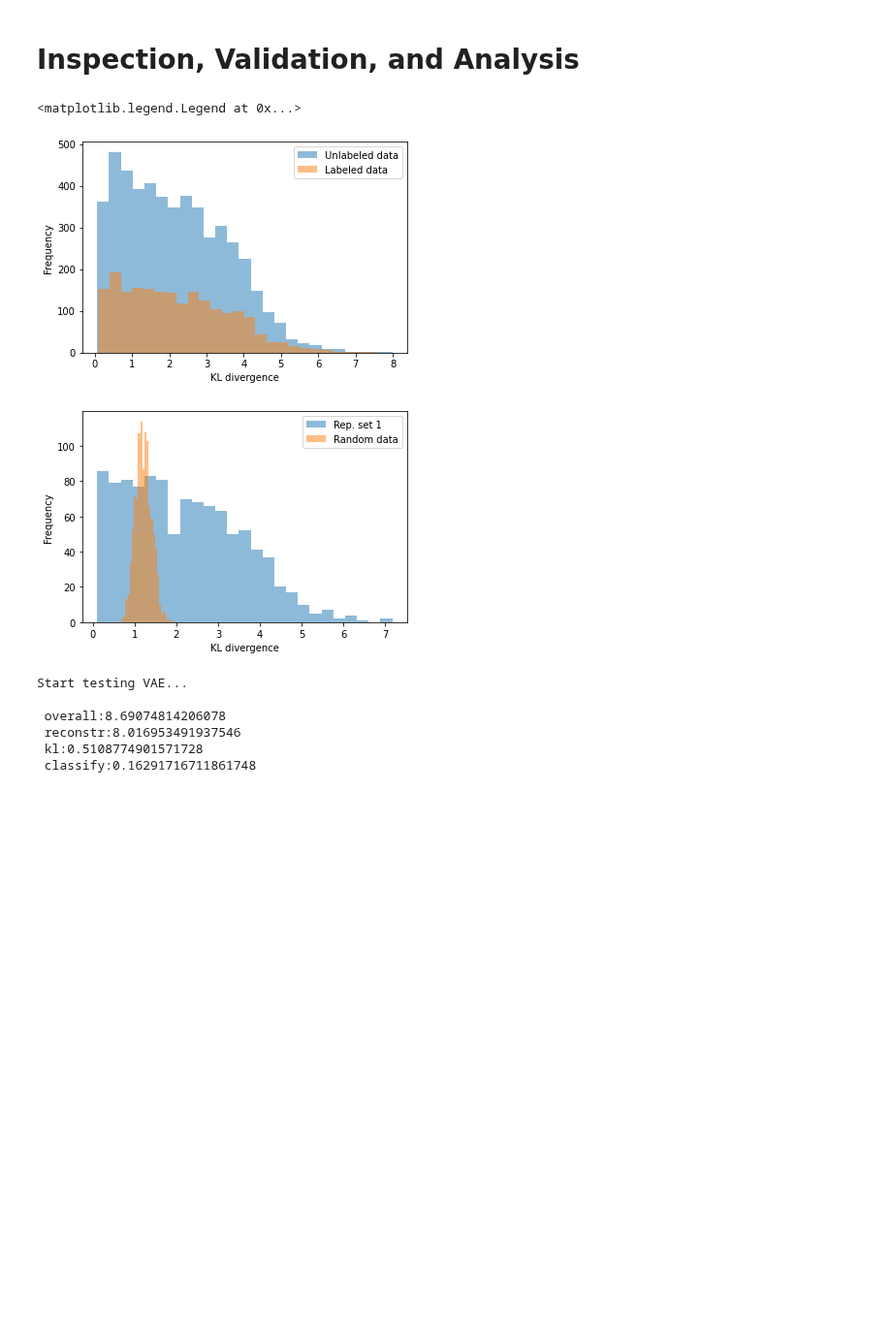
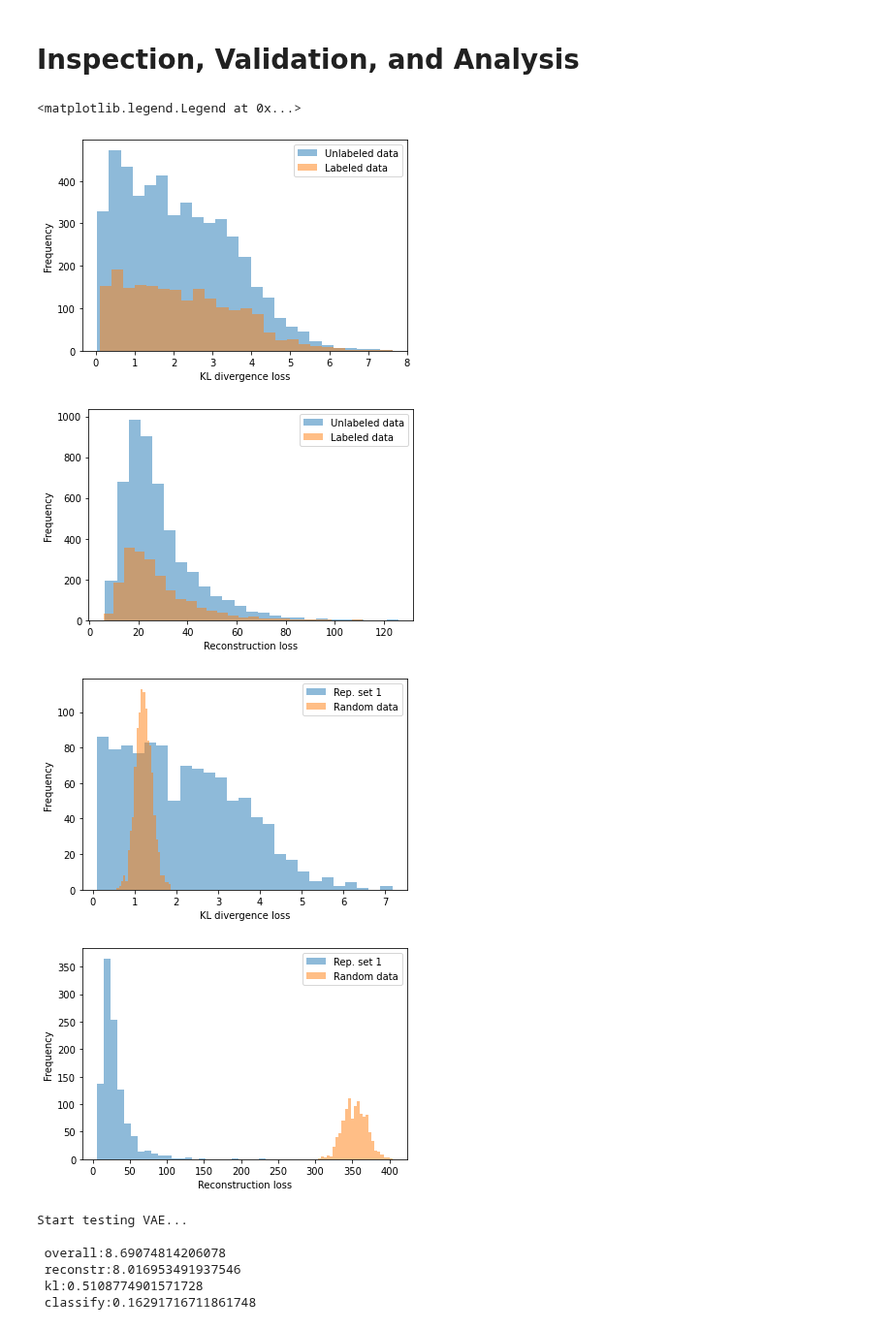
Before and after one commit to mandjevant/tue-deeplearning, a Jupyter notebook: assignments/assignment_4/a4.0_skeleton_final_peter.ipynb, the cells around one changed output. Shown at 97% size. Saved outputs shown, nothing was run; the diff lists cells and outputs as text; code cells hidden in the pictures; blank space fills up the shorter version.

Commit message:
also plot reconstruction loss

```diff
--- a/assignments/assignment_4/a4.0_skeleton_final_peter.ipynb
+++ b/assignments/assignment_4/a4.0_skeleton_final_peter.ipynb
@@ -443,40 +443,52 @@ torch.Size([10, 1024])
 # %%
 # Inspect, validate, and analyse your trained model
 # 1. histogram of kl divergence values on the training sets
 # 2. kl divergence on a random image
 
-def kl_histogram(ds, model, lim=5000):
+def loss_histogram(ds, model, lim=5000, kl_or_reconstr='kl'):
     '''
     Show a histogram of kl divergence loss component for all values of dl
     '''
-    kl_loss_values = []
+    loss_values = []
     for x in DataLoader(ds, batch_size=1, shuffle=True):
         if len(x) == 2:
             # in case it comes with labels, remove the labels
             x = x[0]
         with torch.no_grad():
             x_reconstr, mu, log_sigma, _ = model(x)
-            _, _, kl_loss, _ = loss_function(x, x_reconstr, mu, log_sigma)
-            kl_loss_values.append(kl_loss)
-            if len(kl_loss_values) >= lim:
+            _, reconstr_loss, kl_loss, _ = loss_function(x, x_reconstr, mu, log_sigma)
+            loss_values.append(kl_loss if kl_or_reconstr=='kl' else reconstr_loss)
+            if len(loss_values) >= lim:
                 break
 
-    plt.hist(kl_loss_values, bins=25, alpha=0.5, label=label)
-    plt.xlabel('KL divergence')
+    plt.hist(loss_values, bins=25, alpha=0.5, label=label)
+    plt.xlabel('KL divergence loss' if kl_or_reconstr=='kl' else 'Reconstruction loss')
     plt.ylabel('Frequency')
 
-kl_histogram(unlabeled_ds, vae)
-kl_histogram(labeled_ds, vae)
+loss_histogram(unlabeled_ds, vae)
+loss_histogram(labeled_ds, vae)
 plt.legend(['Unlabeled data', 'Labeled data'])
 
 plt.figure()
-kl_histogram(repr_ds1, vae)
-kl_histogram(random_ds, vae)
+loss_histogram(unlabeled_ds, vae, kl_or_reconstr='reconstr')
+loss_histogram(labeled_ds, vae, kl_or_reconstr='reconstr')
+plt.legend(['Unlabeled data', 'Labeled data'])
+
+plt.figure()
+loss_histogram(repr_ds1, vae)
+loss_histogram(random_ds, vae)
 plt.legend(['Rep. set 1', 'Random data'])
+
+plt.figure()
+loss_histogram(repr_ds1, vae, kl_or_reconstr='reconstr')
+loss_histogram(random_ds, vae, kl_or_reconstr='reconstr')
+plt.legend(['Rep. set 1', 'Random data'])
 # %% [output]
 <matplotlib.legend.Legend at 0x...>
-[figure, old version]
+[figure, new version]
-[figure, old version]
+[figure, new version]
+[figure, added]
+[figure, added]
 # %%
 # perform testing
 mu1, mu2, mu3, mu4, mu5, mu_out = list(), list(), list(), list(), list(), list()
```
